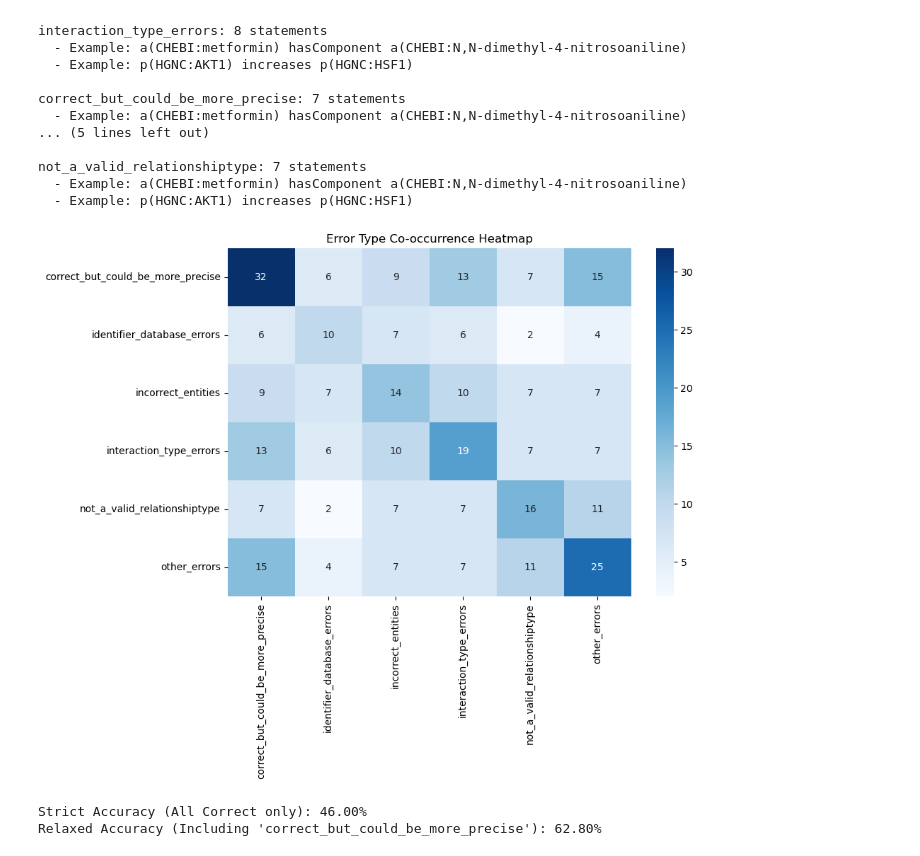
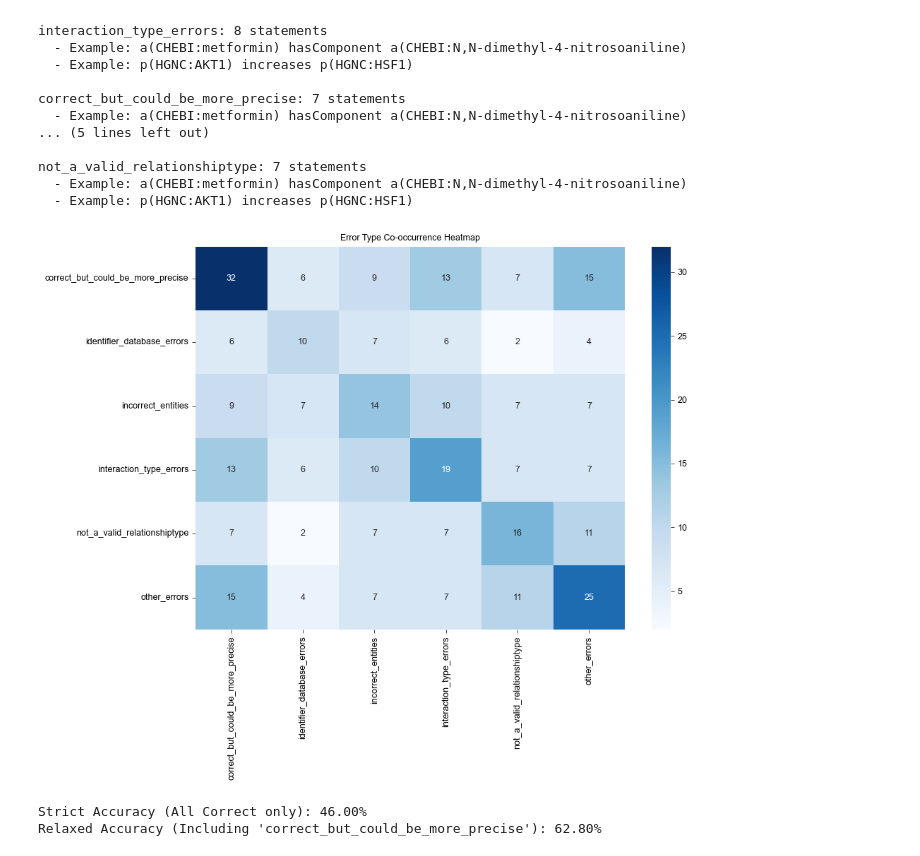
Before and after one commit to sciluna/llm-text-to-knowledge-graph, a Jupyter notebook: evaluation_tests_and_analysis/reviewers_results_comparison/consensus_analysis.ipynb, the cells around one changed output. Drawn from its saved outputs; the diff is of its cells as text; code cells hidden in the pictures.

```diff
--- a/evaluation_tests_and_analysis/reviewers_results_comparison/consensus_analysis.ipynb
+++ b/evaluation_tests_and_analysis/reviewers_results_comparison/consensus_analysis.ipynb
@@ -201,34 +215,35 @@ from collections import defaultdict
 error_keys = set()
 co_matrix = defaultdict(lambda: defaultdict(int))
 
 for val in df["Error Summary"]:
     err_dict = ast.literal_eval(val)
     keys = list(err_dict.keys())
     for i in range(len(keys)):
         for j in range(len(keys)):
             co_matrix[keys[i]][keys[j]] += 1
             error_keys.add(keys[i])
             error_keys.add(keys[j])
 
 # Convert to matrix
 sorted_keys = sorted(error_keys)
 matrix = np.zeros((len(sorted_keys), len(sorted_keys)), dtype=int)
 
 for i, key1 in enumerate(sorted_keys):
     for j, key2 in enumerate(sorted_keys):
         matrix[i, j] = co_matrix[key1][key2]
 
 # Create DataFrame for seaborn
 co_df = pd.DataFrame(matrix, index=sorted_keys, columns=sorted_keys)
 
 # Plot heatmap
+apply_luna_theme()
 plt.figure(figsize=(10, 8))
 sns.heatmap(co_df, annot=True, fmt="d", cmap="Blues")
 plt.title("Error Type Co-occurrence Heatmap")
 plt.tight_layout()
 plt.show()
 # %% [output]
-[figure, old version]
+[figure, new version]
 # %%
 total_reviews = len(df) * 5
 strict_correct = df["All Correct Count"].sum()
```
Also changed, not shown: parts of 6 cells of this notebook, 9 other files.
